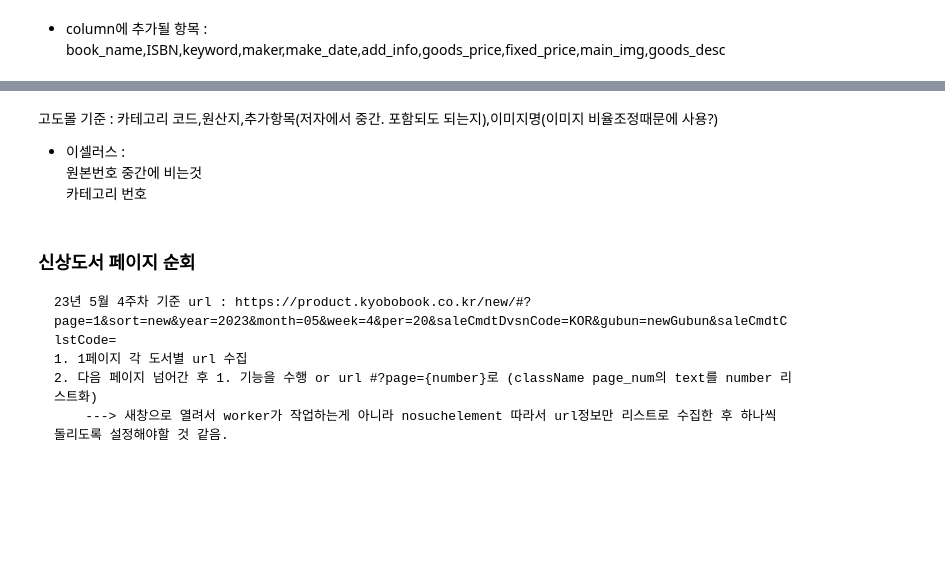
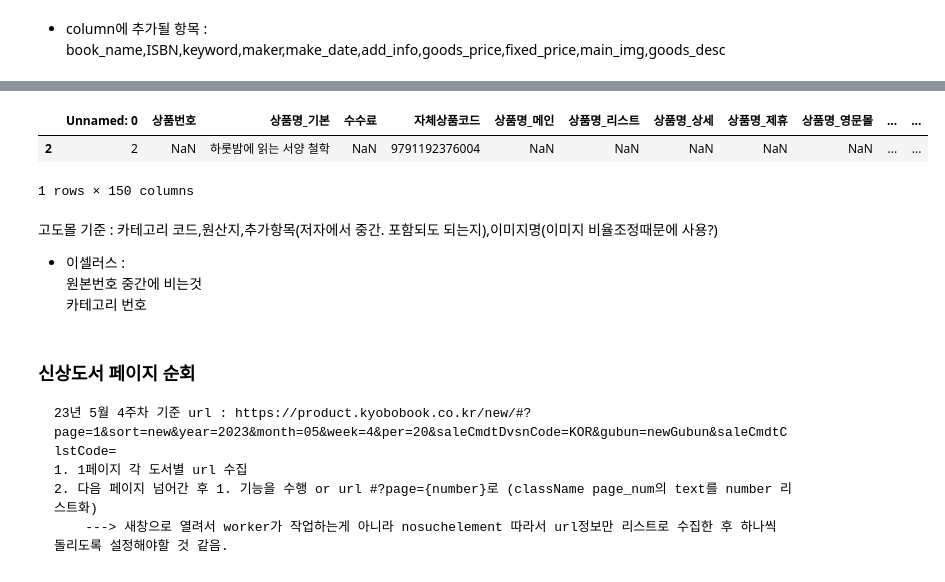
Before and after one commit to qlqqqk/scraping, a Jupyter notebook: Kyobo_books/scraping.ipynb, the cells around one changed output, grey strips where cells are left out. Drawn from its saved outputs; the diff is of its cells as text; code cells hidden in the pictures; blank space fills up the shorter version.

```diff
--- a/Kyobo_books/scraping.ipynb
+++ b/Kyobo_books/scraping.ipynb
@@ -371,7 +399,7 @@ main_img
 def recombination(classname):
     main = driver.find_element(By.CLASS_NAME,classname)
     h2 = main.find_element(By.CLASS_NAME,'title_heading').get_attribute('outerHTML')
-    contents = main.find_element(By.CLASS_NAME,'auto_overflow_wrap.overflow').find_element(By.CLASS_NAME,'auto_overflow_contents').get_attribute('outerHTML')
+    contents = main.find_element(By.CLASS_NAME,'auto_overflow_wrap.overflow').find_element(By.CLASS_NAME,'auto_overflow_inner').get_attribute('outerHTML')
     return h2 + '\n' + contents
 
 detail_img = driver.find_element(By.CLASS_NAME,'product_detail_area.detail_img').get_attribute('outerHTML')
@@ -386,0 +420,6 @@ goods_desc = '<html>'+ style + '\n'.join(detail_page)+'</html>'
+# %%
+main = f'''{main_img}
+{main_img}
+{main_img}
+'''
+main
@@ -388,6 +429,6 @@ goods_desc = '<html>'+ style + '\n'.join(detail_page)+'</html>'
 - column에 추가될 항목 :
     book_name,ISBN,keyword,maker,make_date,add_info,goods_price,fixed_price,main_img,goods_desc
 # %%
-ex_df = pd.read_excel('신간주문_고도몰_default.xls')
+# ex_df = pd.read_excel('신간주문_고도몰_default.xlsx')
 ex_df
 # %% [output]
@@ -398,4 +440,4 @@ ex_df
 # %%
 img_store = 'https://jigoobooks.smilecast.co.kr/Book_cover_sqr/'
 add_col =['상품명_기본','자체상품코드','검색,키워드','제조사','원산지','제조일','출시일','추가항목','과세/면세','판매가','정가','이미지 저장소','이미지명','PC쇼핑몰 상세 설명','모바일쇼핑몰 상세 설명','ISBN코드','타이틀']
-ex_df.loc[2,add_col] = [book_name,ISBN,keyword,maker,'한국',make_date,make_date,add_info,'f',goods_price,fixed_price,img_store,main_img,goods_desc,goods_desc,ISBN,book_name]
+ex_df.loc[2,add_col] = [book_name,ISBN,keyword,maker,'한국',make_date,make_date,add_info,'f',goods_price,fixed_price,img_store,main,goods_desc,goods_desc,ISBN,book_name]
@@ -404,2 +444,7 @@ main_img
 # %%
 e = ex_df[2:]
+e
+# %% [output]
+|  | Unnamed: 0 | 상품번호 | 상품명_기본 | 수수료 | 자체상품코드 | 상품명_메인 | 상품명_리스트 | 상품명_상세 | 상품명_제휴 | 상품명_영문몰 | ... | ... |
+| 2 | 2 | NaN | 하룻밤에 읽는 서양 철학 | NaN | 9791192376004 | NaN | NaN | NaN | NaN | NaN | ... | ... |
+1 rows × 150 columns
```
Also changed, not shown: parts of 19 cells of this notebook.
